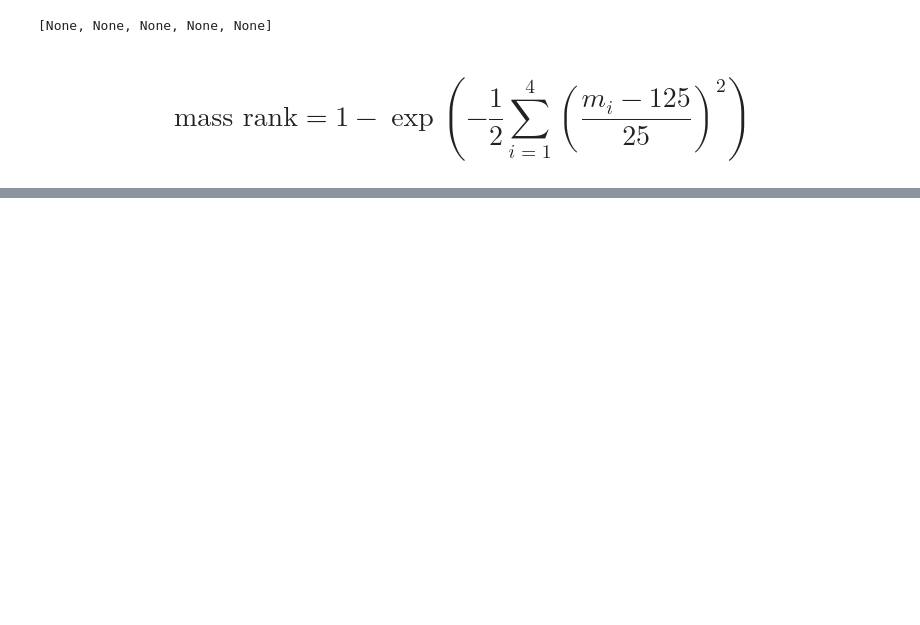
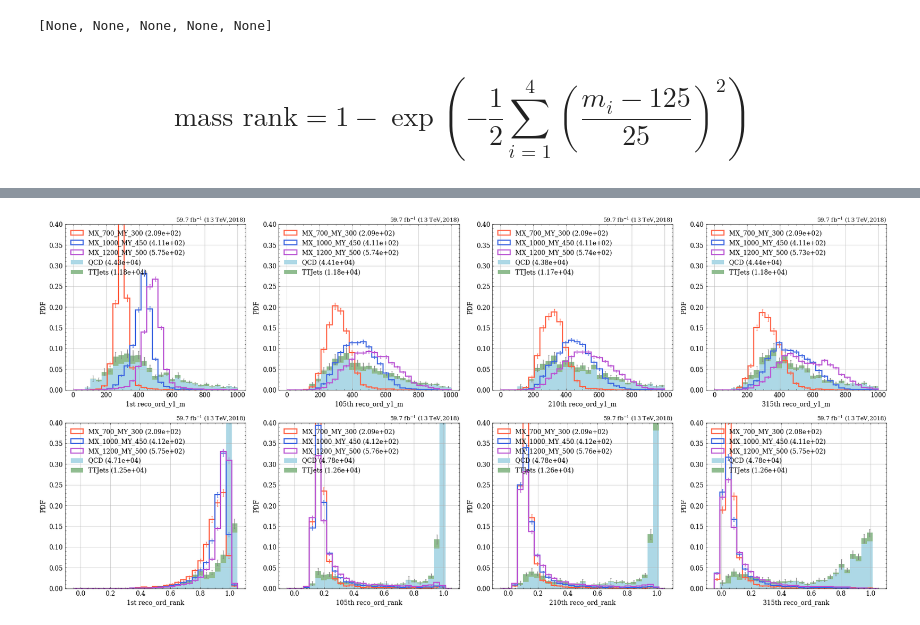
Before and after one commit to ekoenig4/analysis, a Jupyter notebook: jupyter/eightb/analysis/ranked_yy_quadh/ranker_scores.ipynb, the cells around one changed output, grey strips where cells are left out. Drawn from its saved outputs; the diff is of its cells as text; code cells hidden in the pictures; blank space fills up the shorter version.

```diff
--- a/jupyter/eightb/analysis/ranked_yy_quadh/ranker_scores.ipynb
+++ b/jupyter/eightb/analysis/ranked_yy_quadh/ranker_scores.ipynb
@@ -221,3 +240,16 @@ study.quick(
+# %%
+study.quick(
+    eightb_signal+bkg,
+    legend=True,
+    efficiency=True,
+    varlist=[ f'reco_ord_y1_m[:,{i}]' for i in recos] + [ f'reco_ord_rank[:,{i}]' for i in recos],
+    binlist=[(0,1000,30)]*len(recos)+[(-0.05,1.05,30)]*len(recos),
+    ylim=(0,0.4), grid=True,
+    dim=(-1,4),
+    saveas=f'{dout}/ranker/eightb_rank_ord_y1'
+)
+# %% [output]
+[figure, added]
 # %%
 study.pairplot(
     signal+bkg,
```
Also changed, not shown: parts of 17 cells of this notebook, 18 other files.
